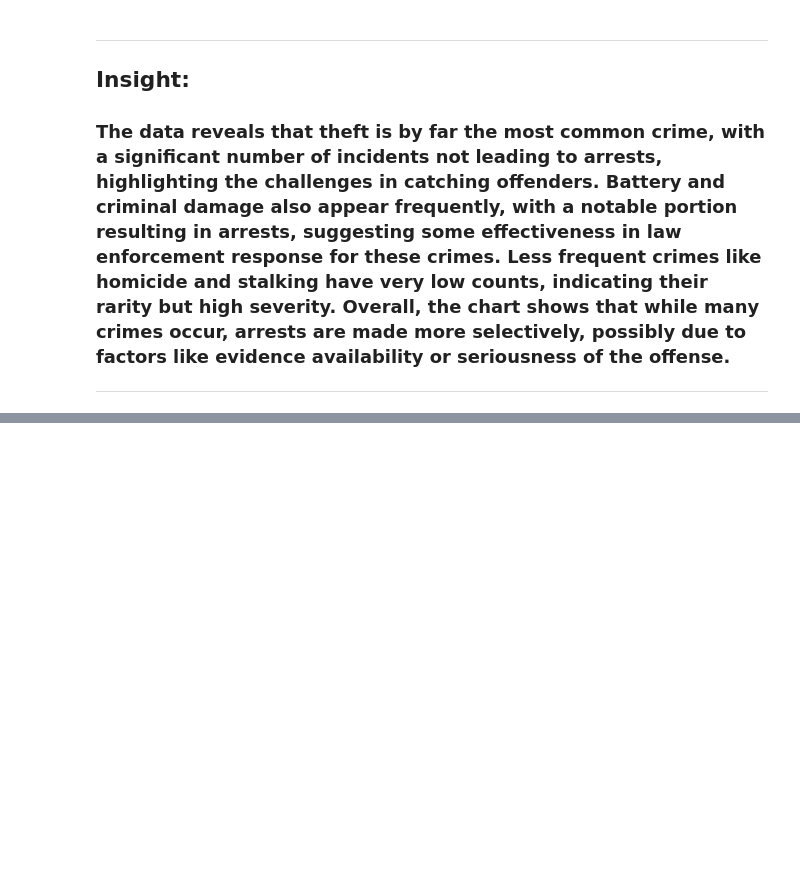
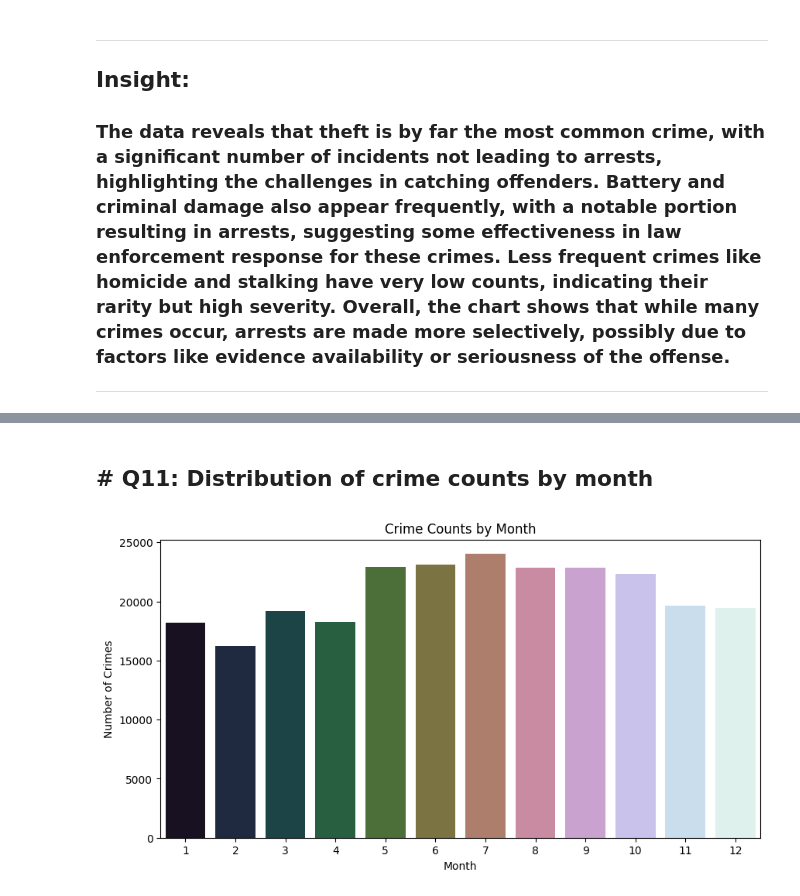
Before and after one commit to mariscotes/ELECT303-DataAnalytics, a Jupyter notebook: HandsOnExam.ipynb, the cells around one changed output, grey strips where cells are left out. Saved outputs shown, nothing was run; the diff lists cells and outputs as text; code cells hidden in the pictures; blank space fills up the shorter version.

```diff
--- a/HandsOnExam.ipynb
+++ b/HandsOnExam.ipynb
@@ -366,0 +404,12 @@ plt.show()
+# %% [markdown]
+<h2># Q11: Distribution of crime counts by month</h2>
+# %%
+plt.figure(figsize=(10,5))
+monthly_counts = cc['Month'].value_counts().sort_index()
+sns.barplot(x=monthly_counts.index, y=monthly_counts.values, palette='cubehelix')
+plt.title('Crime Counts by Month')
+plt.xlabel('Month')
+plt.ylabel('Number of Crimes')
+plt.show()
+# %% [output]
+[figure, added]
```
Also changed, not shown: parts of 24 cells of this notebook.
